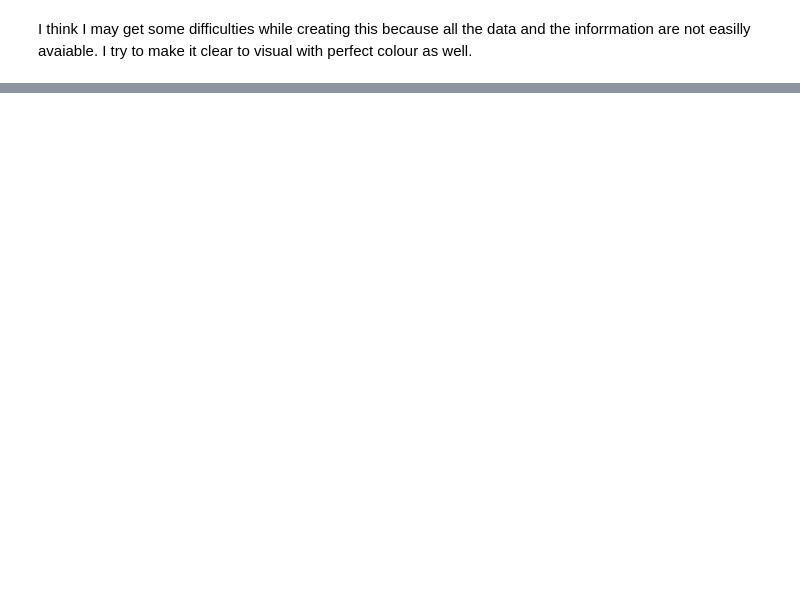
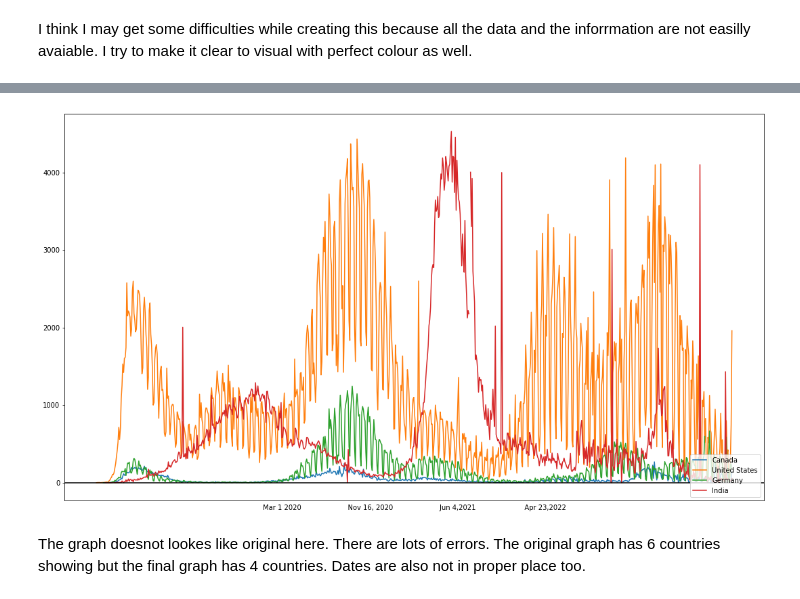
Before and after one commit to a3hok/Data-Visualization-spring-2022, a Jupyter notebook: Recreating the Master.ipynb, the cells around one changed output, grey strips where cells are left out. Drawn from its saved outputs; the diff is of its cells as text; code cells hidden in the pictures; blank space fills up the shorter version.

```diff
--- a/Recreating the Master.ipynb
+++ b/Recreating the Master.ipynb
@@ -71,0 +92,19 @@ df.plot()
+# %%
+
+fig = plt.gcf()
+fig.set_size_inches(18.5, 10.5)
+locations=df["location"].unique()
+special_loc=["Canada","United States","Germany","India"]
+for loc in special_loc:
+    plt.plot(df.loc[df["location"]==loc]['date'],df.loc[df["location"]==loc]['new_deaths'], label = loc)
+ax = fig.add_subplot(111)
+ax.set_xticks(np.arange(15000,202,100))
+data_str ='Mar 1 2020                      Nov 16, 2020                      Jun 4,2021                       Apr 23,2022' #adding date
+ax.set_xlabel(data_str,labelpad=6.0)
+plt.axhline(y = 0.0, color = '#000000', linestyle = '-')
+plt.legend(special_loc, loc ="lower right")
+plt.show()
+# %% [output]
+[figure, added]
+# %% [markdown]
+The graph doesnot lookes like original here. There are lots of errors. The original graph has 6 countries showing but the final graph has 4 countries. Dates are also not in proper place too.
```
Also changed, not shown: parts of 10 cells of this notebook.
